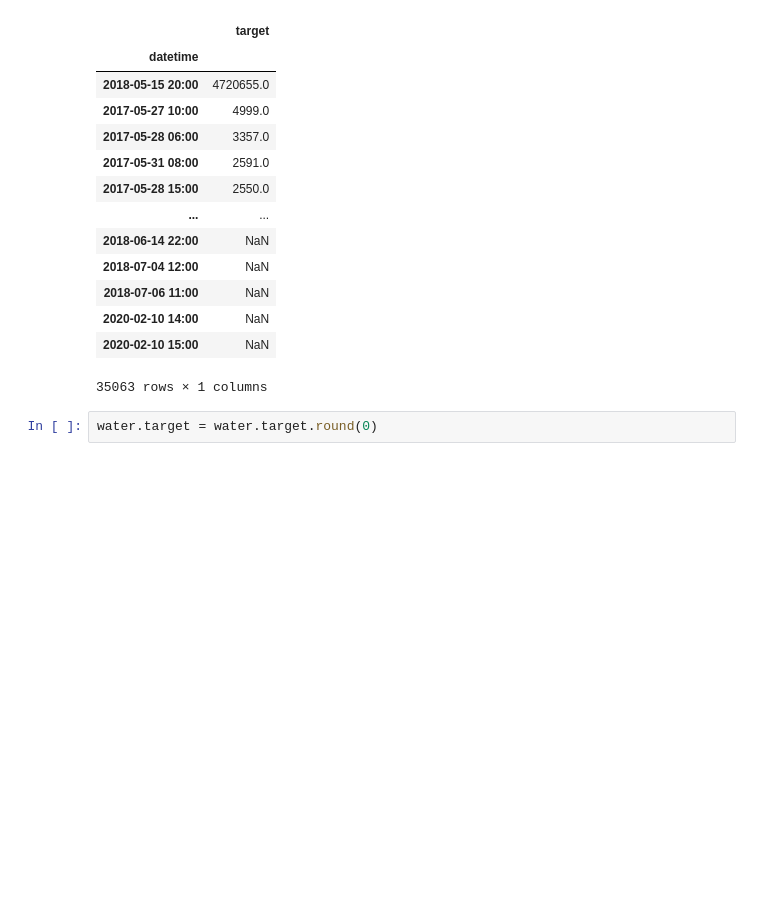
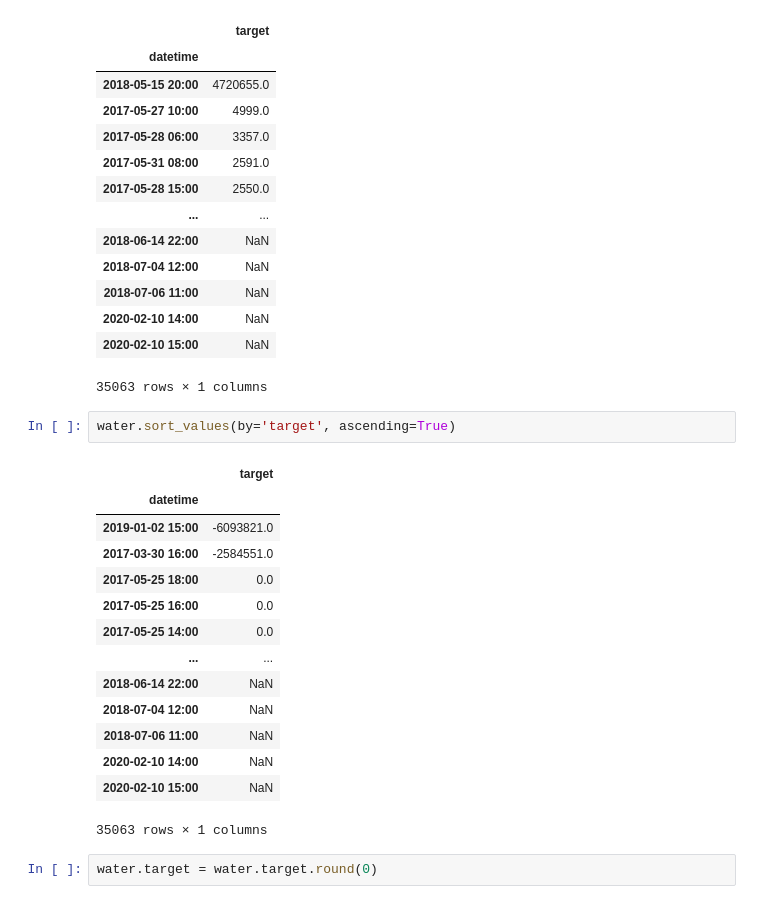
Before and after one commit to pyh5214/ML_Time-Series-Analysis, a Jupyter notebook: water.ipynb, the cells around one changed output. Cells and saved outputs as stored; diff of their text form; blank space fills up the shorter version.

```diff
--- a/water.ipynb
+++ b/water.ipynb
@@ -77,6 +71,23 @@ water.sort_values(by='target', ascending=False)
 | 2020-02-10 14:00 | NaN |
 | 2020-02-10 15:00 | NaN |
 35063 rows × 1 columns
+# %%
+water.sort_values(by='target', ascending=True)
+# %% [output]
+|  | target |
+| datetime |  |
+| 2019-01-02 15:00 | -6093821.0 |
+| 2017-03-30 16:00 | -2584551.0 |
+| 2017-05-25 18:00 | 0.0 |
+| 2017-05-25 16:00 | 0.0 |
+| 2017-05-25 14:00 | 0.0 |
+| ... | ... |
+| 2018-06-14 22:00 | NaN |
+| 2018-07-04 12:00 | NaN |
+| 2018-07-06 11:00 | NaN |
+| 2020-02-10 14:00 | NaN |
+| 2020-02-10 15:00 | NaN |
+35063 rows × 1 columns
 # %%
 water.target = water.target.round(0)
 # %%
```
Also changed, not shown: parts of 10 cells of this notebook, 1 other file.
